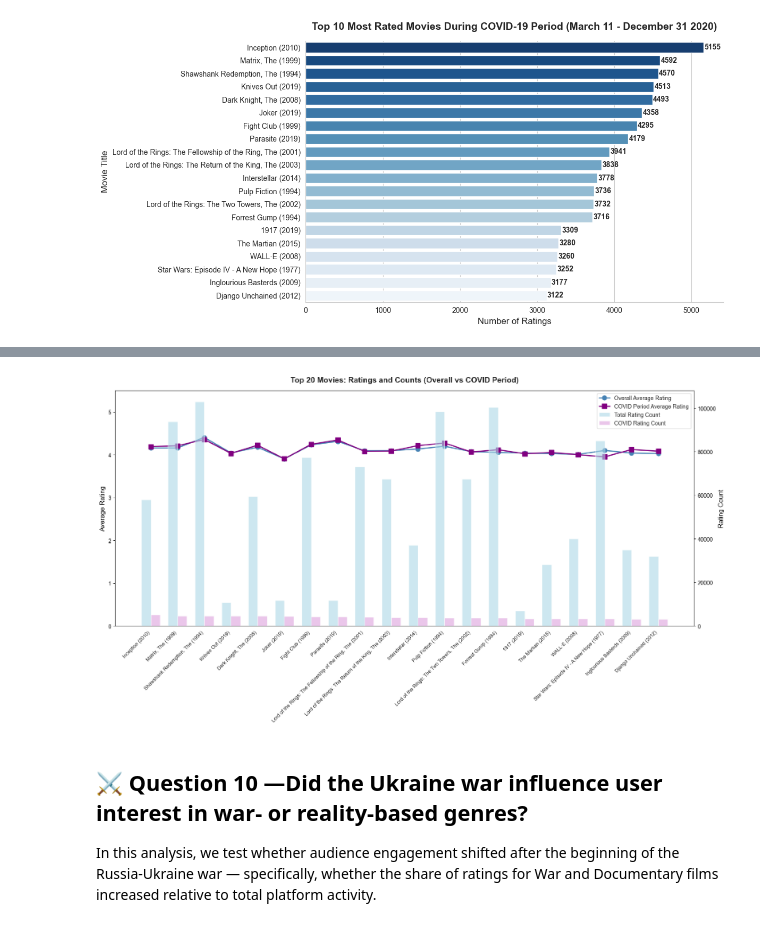
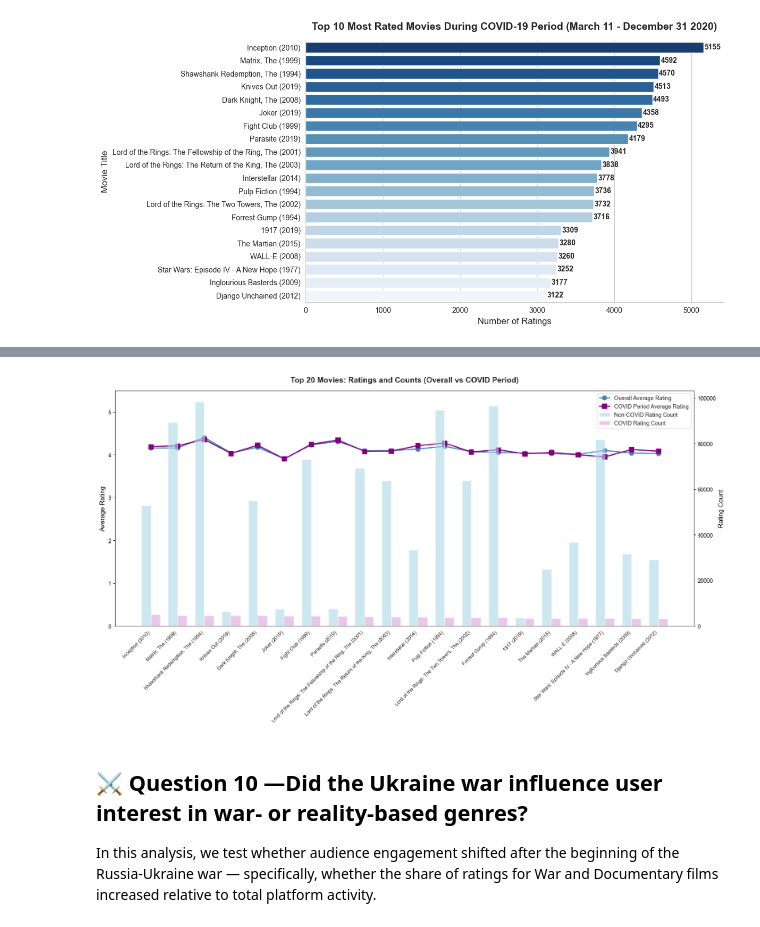
Before and after one commit to ritamaravilhamarques/BDF25_7, a Jupyter notebook: BDF25_7_data/big_data/ml-32m/Notebook_2.ipynb, the cells around one changed output, grey strips where cells are left out. Drawn from its saved outputs; the diff is of its cells as text; code cells hidden in the pictures.

```diff
--- a/BDF25_7_data/big_data/ml-32m/Notebook_2.ipynb
+++ b/BDF25_7_data/big_data/ml-32m/Notebook_2.ipynb
@@ -1346,3 +1303,27 @@ plt.tight_layout()
 plt.show()
 # %% [output]
 [figure]
+# %%
+hourly_activity = df_user_175325_imdb.with_columns(
+    pl.col("datetime").dt.hour().alias("hour")
+).group_by("hour").agg(
+    pl.len().alias("rating_count")
+).sort("hour")
+
+# Convert to pandas and plot
+hourly_pd = hourly_activity.to_pandas()
+
+plt.figure(figsize=(12, 6))
+bars = sns.barplot(data=hourly_pd, x="hour", y="rating_count", hue="hour", palette="Blues_r", legend=False)
+
+# Add count labels
+for i, count in enumerate(hourly_pd["rating_count"]):
+    bars.text(i, count / 2, f"{int(count)}", ha="center", va="center",
+              fontsize=10, fontweight="bold", color="white")
+
+plt.title("Rating Activity by Hour of Day - User 175325", fontsize=14, fontweight="bold")
+plt.xlabel("Hour of Day (0-23)", fontsize=12)
+plt.ylabel("Number of Ratings", fontsize=12)
+plt.xticks(range(24))
+plt.tight_layout()
+plt.show()
@@ -1376,5 +1376,2 @@ Index(['tconst', 'titleType', 'primaryTitle', 'originalTitle', 'isAdult',
 # %%
 df_moviedetails_duration = df_moviedetails.clone()
-# %%
-
-df_moviedetails = df_moviedetails.to_pandas()
@@ -1496,8 +1487,6 @@ It might be interesting to analyze of the weekly number of ratings and weekly av
 print(type(df_ratings))
 # %% [output]
 <class 'polars.dataframe.frame.DataFrame'>
-# %%
-df_ratings = pl.from_pandas(df_ratings)
 # %%
 # COVID-19 impact (WHO: 2020-03-11)
 import polars as pl
@@ -1686,36 +1675,37 @@ ax1.set_ylabel("Average Rating", fontsize=12, color='black')
 ax1.set_ylim(0, 5.5)
 ax1.tick_params(axis='y', labelcolor='black')
 
 # Second y-axis: Rating Counts (bars)
 ax2 = ax1.twinx()
 width = 0.35
-ax2.bar([i - width/2 for i in x], top20_pd["rating_count"], width,
-        label='Total Rating Count', color='lightblue', alpha=0.6)
+ax2.bar([i - width/2 for i in x], top20_pd["rating_count"] - top20_pd["covid_rating_count"], width,
+        label='Non-COVID Rating Count', color='lightblue', alpha=0.6)
 ax2.bar([i + width/2 for i in x], top20_pd["covid_rating_count"], width,
         label='COVID Rating Count', color='plum', alpha=0.6)
 ax2.set_ylabel("Rating Count", fontsize=12, color='black')
 ax2.tick_params(axis='y', labelcolor='black')
+
 
 # Customize x-axis
 ax1.set_xticks(x)
 labels = [f"{title} ({year})" for title, year in zip(top20_pd["title"], top20_pd["year"])]
 ax1.set_xticks(x)
 ax1.set_xticklabels(labels, rotation=45, ha='right', fontsize=9)
 
 
 # Title and legends
 plt.title("Top 20 Movies: Ratings and Counts (Overall vs COVID Period)",
           fontsize=14, fontweight="bold", pad=15)
 
 # Combine legends
 lines1, labels1 = ax1.get_legend_handles_labels()
 lines2, labels2 = ax2.get_legend_handles_labels()
 ax1.legend(lines1 + lines2, labels1 + labels2, loc='upper right', fontsize=10)
 
 plt.tight_layout()
 plt.show()
 # %% [output]
-[figure, old version]
+[figure, new version]
 # %% [markdown]
 ## ⚔️ Question 10 —Did the Ukraine war influence user interest in war- or reality-based genres?
 
```
Also changed, not shown: parts of 31 cells of this notebook.
